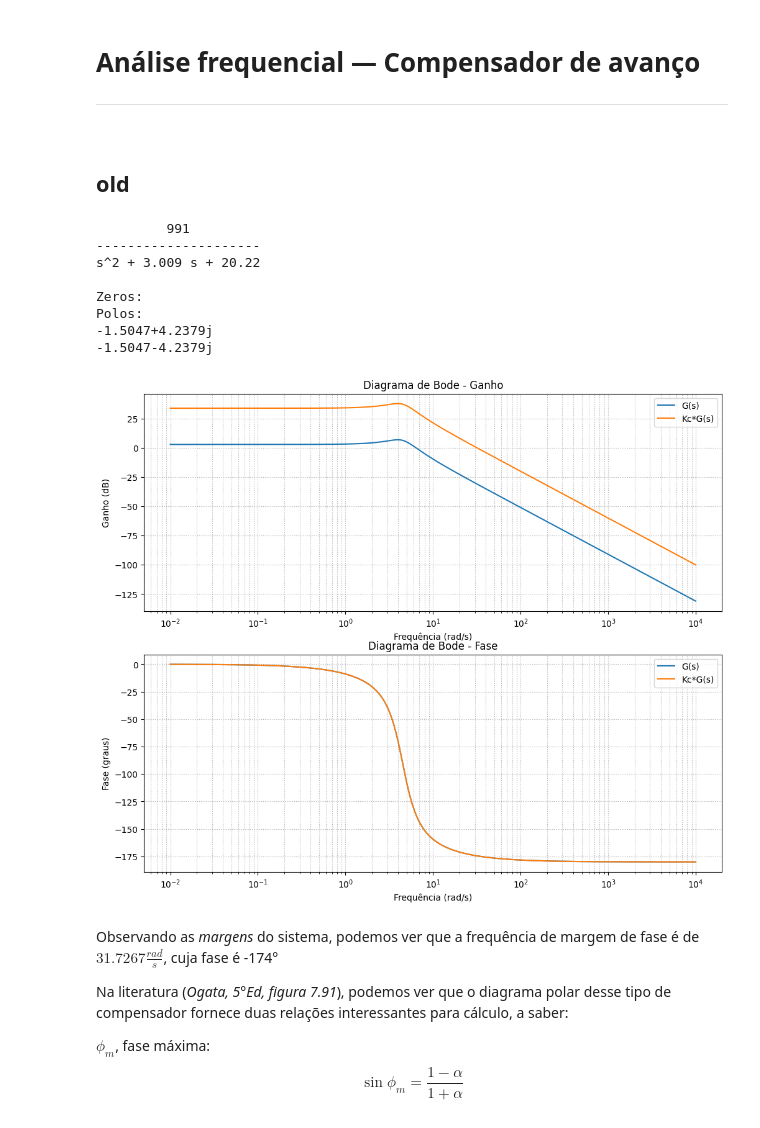
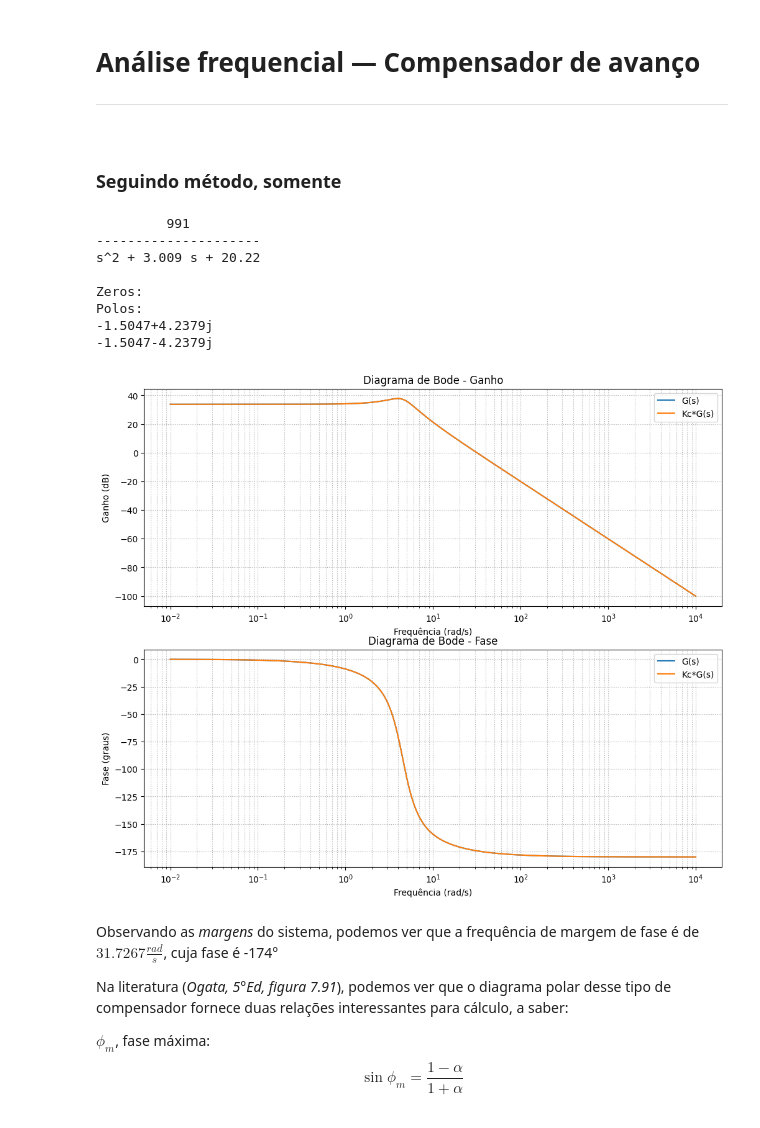
Before and after one commit to Batchuka/EoC-controle-automatico-IFES, a Jupyter notebook: X - LIXO/planta-pressao copy.ipynb, the cells around one changed output. Drawn from its saved outputs; the diff is of its cells as text; code cells hidden in the pictures.

```diff
--- a/LABORATORIO/planta-pressao.ipynb
+++ b/X - LIXO/planta-pressao copy.ipynb
@@ -184,7 +192,7 @@ SteadyStateValue   1.0000
 # %% [markdown]
 # <font style='font-size: 30px;'> Análise frequencial — Compensador de avanço </font> <hr style='line: 2px solid;'>
-# %% [markdown]
-## old
+# %% [markdown]
+### Seguindo método, somente
 # %%
 KcG = obter_sistema(zeta=0.3346, wn=4.4971, k=1.3885*35.2899)
 # %% [output]
@@ -197,9 +205,9 @@ Polos:
 -1.5047+4.2379j
 -1.5047-4.2379j
 # %%
-obter_plot_bode({"G(s)":G['scipy'], 'Kc*G(s)':KcG['scipy']})
+obter_plot_bode({"G(s)":KcG['scipy'], 'Kc*G(s)':KcG['scipy']})
 # %% [output]
-[figure, old version]
+[figure, new version]
 # %% [markdown]
 Observando as *margens* do sistema, podemos ver que a frequência de margem de fase é de $\boxed{31.7267 \frac{rad}{s}}$, cuja fase é -174°
 
```
Also changed, not shown: parts of 22 cells of this notebook, 13 other files.
